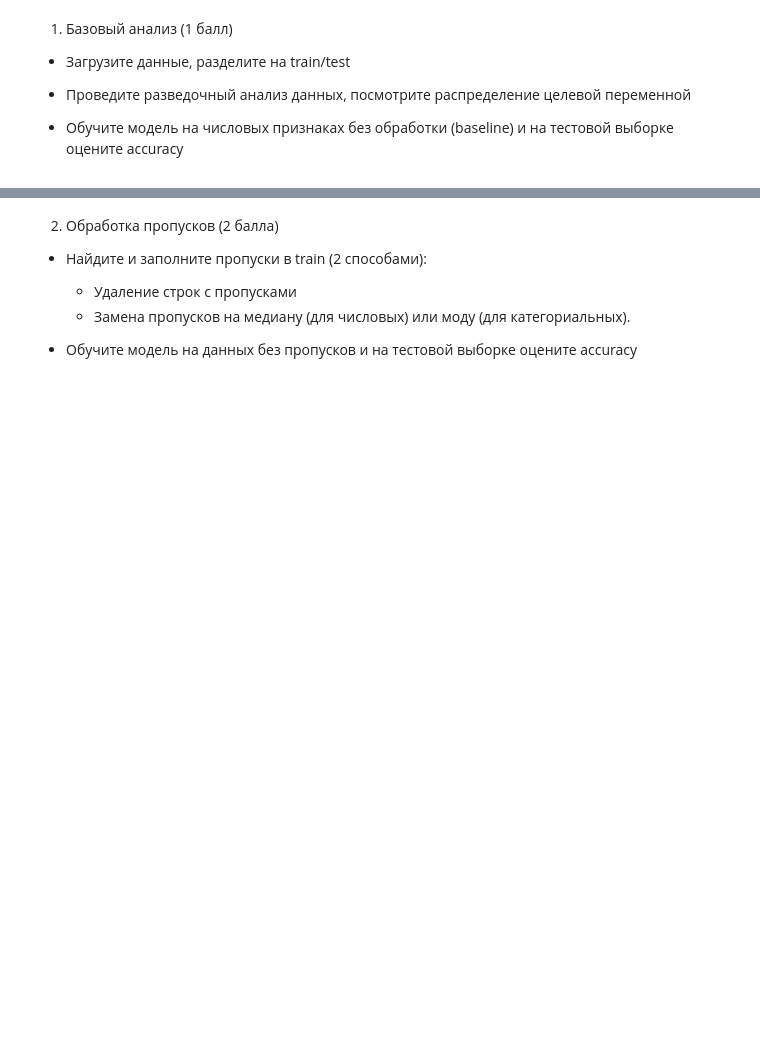
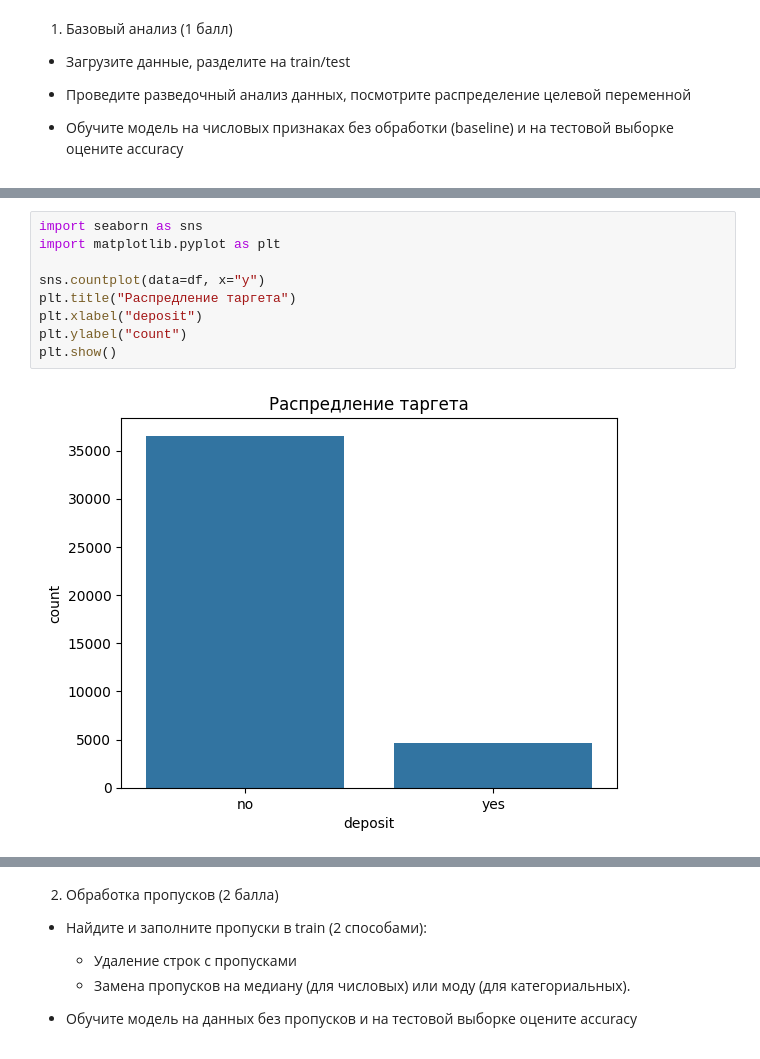
Before and after one commit to Lizavetka99/t-akademy, a Jupyter notebook: ml hw5/ДЗ_Предобработка_данных_.ipynb, the cells around one changed output, grey strips where cells are left out. Saved outputs shown, nothing was run; the diff lists cells and outputs as text; blank space fills up the shorter version.

```diff
--- a/ml hw5/ДЗ_Предобработка_данных_.ipynb
+++ b/ml hw5/ДЗ_Предобработка_данных_.ipynb
@@ -30,0 +73,11 @@ Using Colab cache for faster access to the 'bank-marketing' dataset.
+# %%
+import seaborn as sns
+import matplotlib.pyplot as plt
+
+sns.countplot(data=df, x="y")
+plt.title("Распредление таргета")
+plt.xlabel("deposit")
+plt.ylabel("count")
+plt.show()
+# %% [output]
+[figure, added]
```
Also changed, not shown: parts of 25 cells of this notebook.
